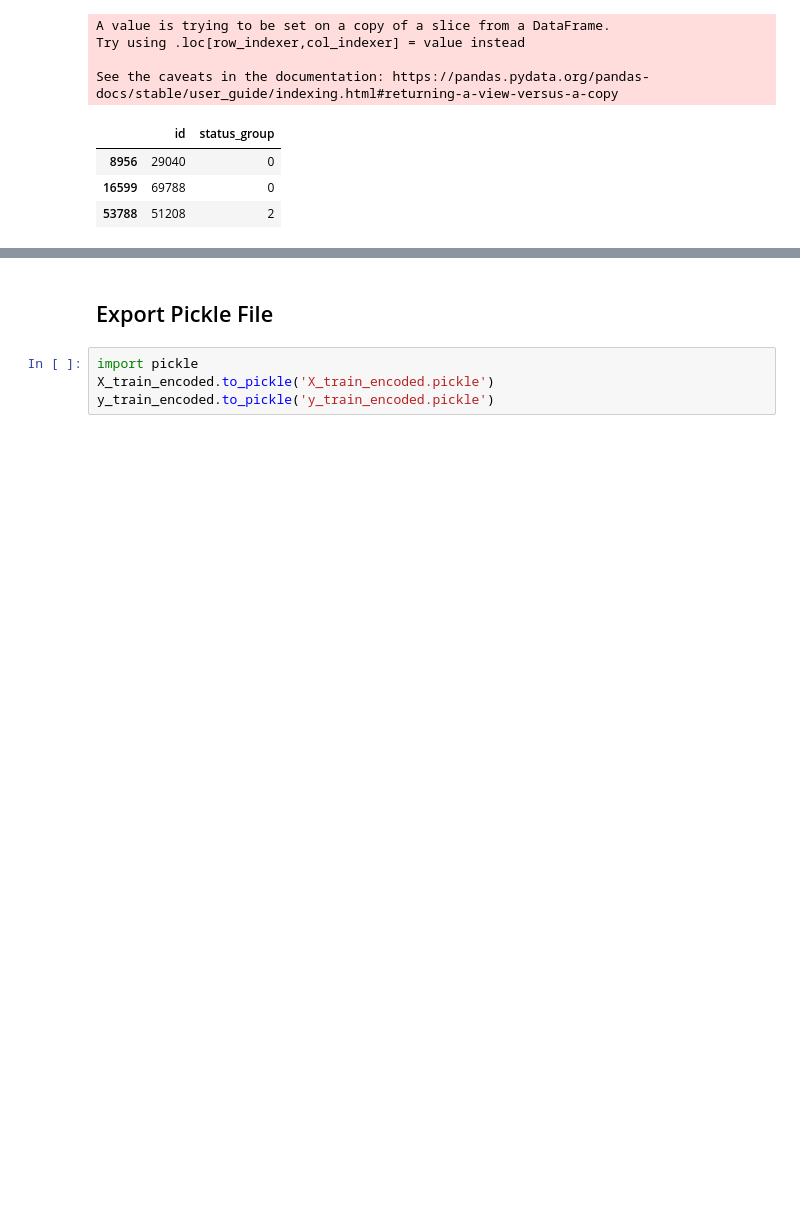
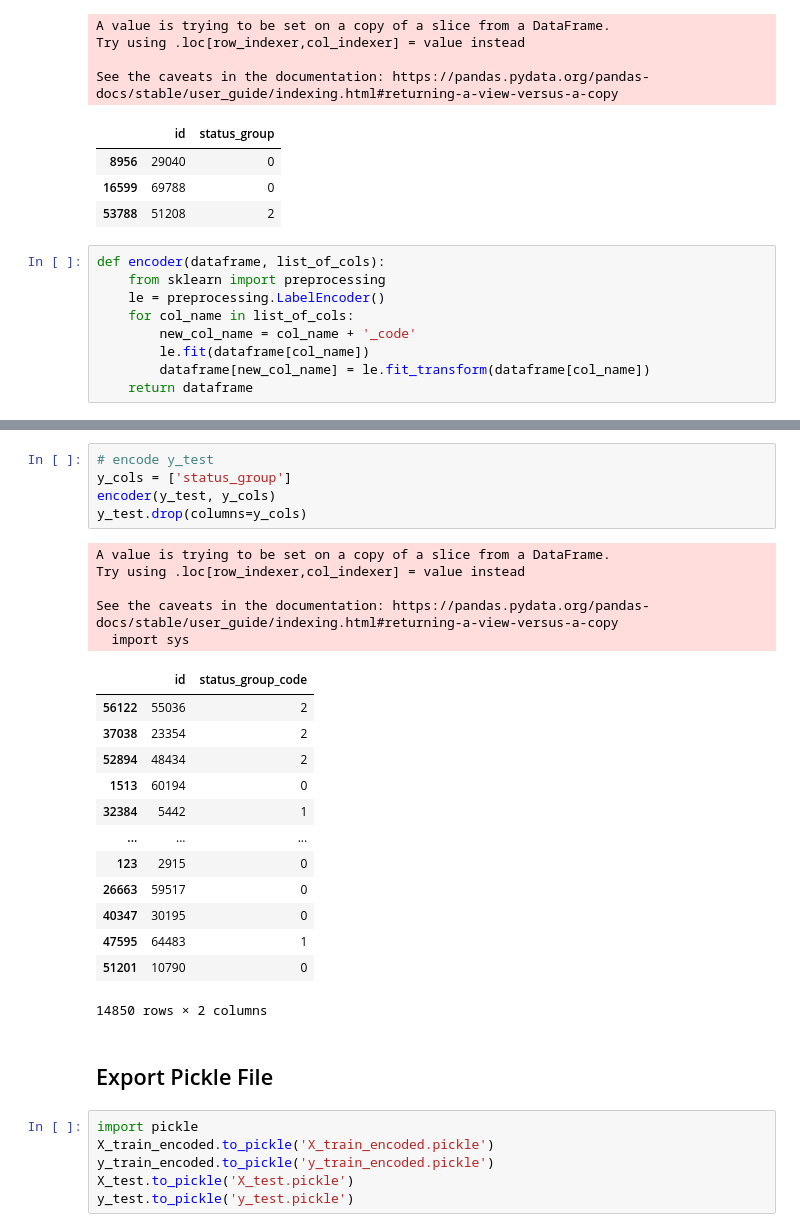
Before and after one commit to RavenNHW/Mod_3_Project, a Jupyter notebook: Preprocessing_V2.ipynb, the cells around one changed output, grey strips where cells are left out. Saved outputs shown, nothing was run; the diff lists cells and outputs as text; blank space fills up the shorter version.

```diff
--- a/Preprocessing_V2.ipynb
+++ b/Preprocessing_V2.ipynb
@@ -197,3 +219,12 @@ See the caveats in the documentation: https://pandas.pydata.org/pandas-docs/stab
 | 8956 | 29040 | 0 |
 | 16599 | 69788 | 0 |
 | 53788 | 51208 | 2 |
+# %%
+def encoder(dataframe, list_of_cols):
+    from sklearn import preprocessing
+    le = preprocessing.LabelEncoder()
+    for col_name in list_of_cols:
+        new_col_name = col_name + '_code'
+        le.fit(dataframe[col_name])
+        dataframe[new_col_name] = le.fit_transform(dataframe[col_name])
+    return dataframe
@@ -200,6 +268,32 @@ See the caveats in the documentation: https://pandas.pydata.org/pandas-docs/stab
+# %%
+# encode y_test
+y_cols = ['status_group']
+encoder(y_test, y_cols)
+y_test.drop(columns=y_cols)
+# %% [output]
+A value is trying to be set on a copy of a slice from a DataFrame.
+Try using .loc[row_indexer,col_indexer] = value instead
+
+See the caveats in the documentation: https://pandas.pydata.org/pandas-docs/stable/user_guide/indexing.html#returning-a-view-versus-a-copy
+  import sys
+|  | id | status_group_code |
+| 56122 | 55036 | 2 |
+| 37038 | 23354 | 2 |
+| 52894 | 48434 | 2 |
+| 1513 | 60194 | 0 |
+| 32384 | 5442 | 1 |
+| ... | ... | ... |
+| 123 | 2915 | 0 |
+| 26663 | 59517 | 0 |
+| 40347 | 30195 | 0 |
+| 47595 | 64483 | 1 |
+| 51201 | 10790 | 0 |
+14850 rows × 2 columns
 # %% [markdown]
 ## Export Pickle File
 # %%
 import pickle
 X_train_encoded.to_pickle('X_train_encoded.pickle')
 y_train_encoded.to_pickle('y_train_encoded.pickle')
+X_test.to_pickle('X_test.pickle')
+y_test.to_pickle('y_test.pickle')
```
Also changed, not shown: parts of 5 cells of this notebook.
